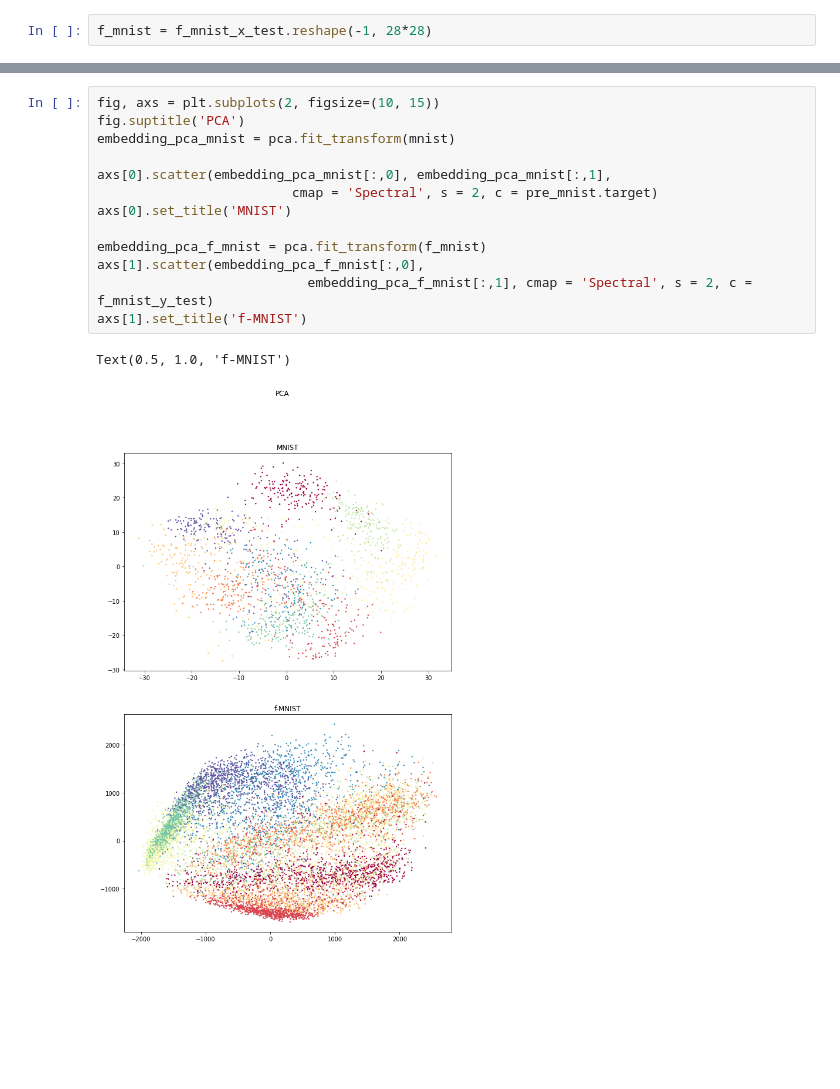
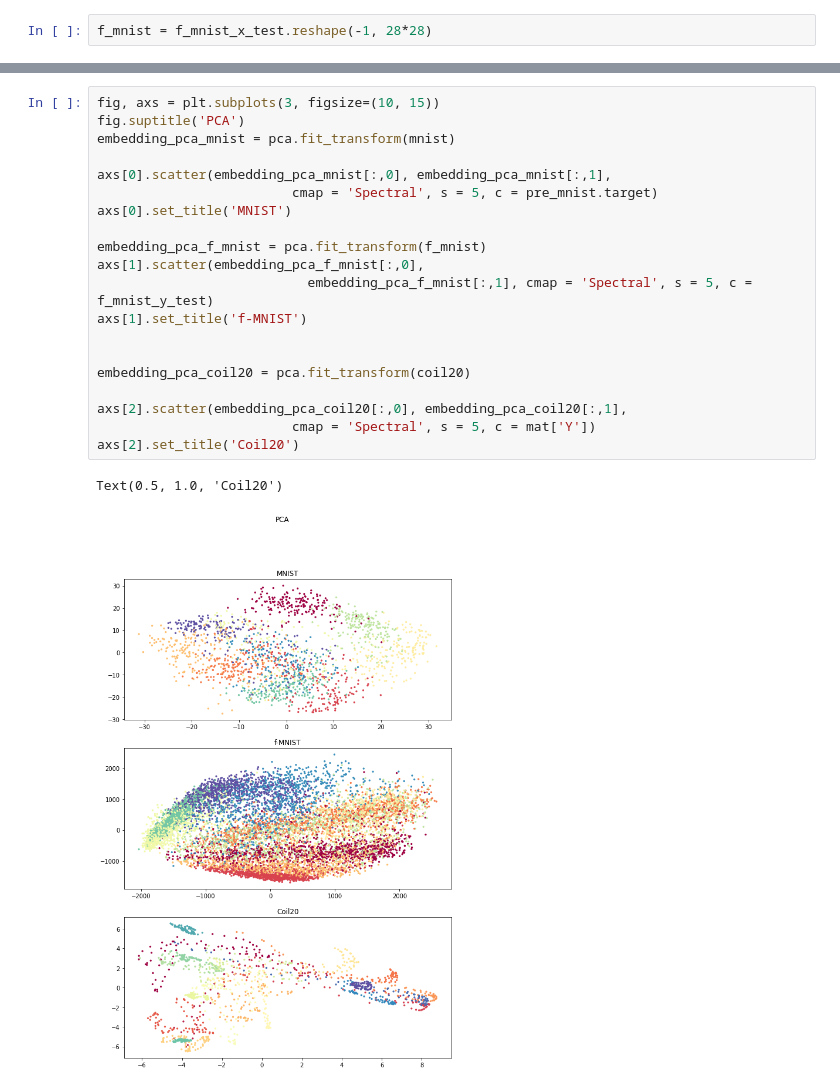
Before and after one commit to Alyona18/intelligent-systems-HW, a Jupyter notebook: second/DimensionalityReduction.ipynb, the cells around one changed output, grey strips where cells are left out. Cells and saved outputs as stored; diff of their text form; blank space fills up the shorter version.

```diff
--- a/second/DimensionalityReduction.ipynb
+++ b/second/DimensionalityReduction.ipynb
@@ -113,17 +112,24 @@ pca = PCA(n_components=2)
 # %%
-fig, axs = plt.subplots(2, figsize=(10, 15))
+fig, axs = plt.subplots(3, figsize=(10, 15))
 fig.suptitle('PCA')
 embedding_pca_mnist = pca.fit_transform(mnist)
 
 axs[0].scatter(embedding_pca_mnist[:,0], embedding_pca_mnist[:,1],
-                         cmap = 'Spectral', s = 2, c = pre_mnist.target)
+                         cmap = 'Spectral', s = 5, c = pre_mnist.target)
 axs[0].set_title('MNIST')
 
 embedding_pca_f_mnist = pca.fit_transform(f_mnist)
 axs[1].scatter(embedding_pca_f_mnist[:,0],
-                           embedding_pca_f_mnist[:,1], cmap = 'Spectral', s = 2, c = f_mnist_y_test)
+                           embedding_pca_f_mnist[:,1], cmap = 'Spectral', s = 5, c = f_mnist_y_test)
 axs[1].set_title('f-MNIST')
+
+
+embedding_pca_coil20 = pca.fit_transform(coil20)
+
+axs[2].scatter(embedding_pca_coil20[:,0], embedding_pca_coil20[:,1],
+                         cmap = 'Spectral', s = 5, c = mat['Y'])
+axs[2].set_title('Coil20')
 # %% [output]
-Text(0.5, 1.0, 'f-MNIST')
+Text(0.5, 1.0, 'Coil20')
-[figure, old version]
+[figure, new version]
 # %%
```
Also changed, not shown: parts of 9 cells of this notebook.
